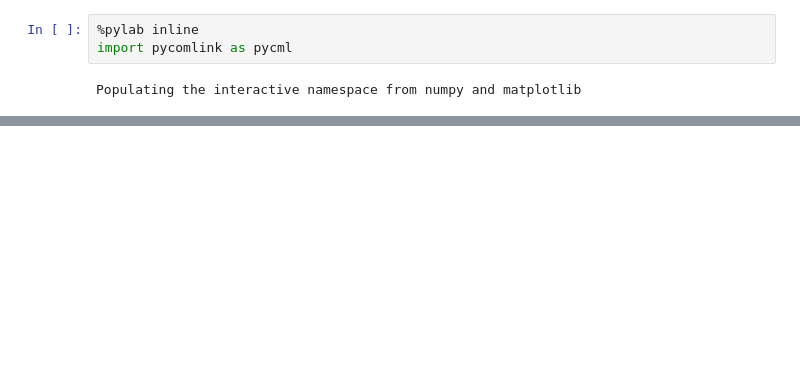
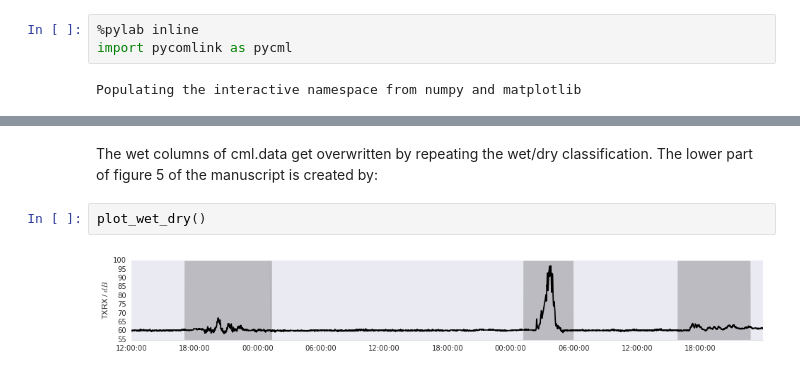
Before and after one commit to keis-f/pycml_env, a Jupyter notebook: index.ipynb, the cells around one changed output, grey strips where cells are left out. Cells and saved outputs as stored; diff of their text form; blank space fills up the shorter version.

```diff
--- a/index.ipynb
+++ b/index.ipynb
@@ -20,0 +165,6 @@ cml.metadata
+# %% [markdown]
+The wet columns of cml.data get overwritten by repeating the wet/dry classification. The lower part of figure 5 of the manuscript is created by:
+# %%
+plot_wet_dry()
+# %% [output]
+[figure, added]
```
Also changed, not shown: parts of 46 cells of this notebook, 1 other file.
